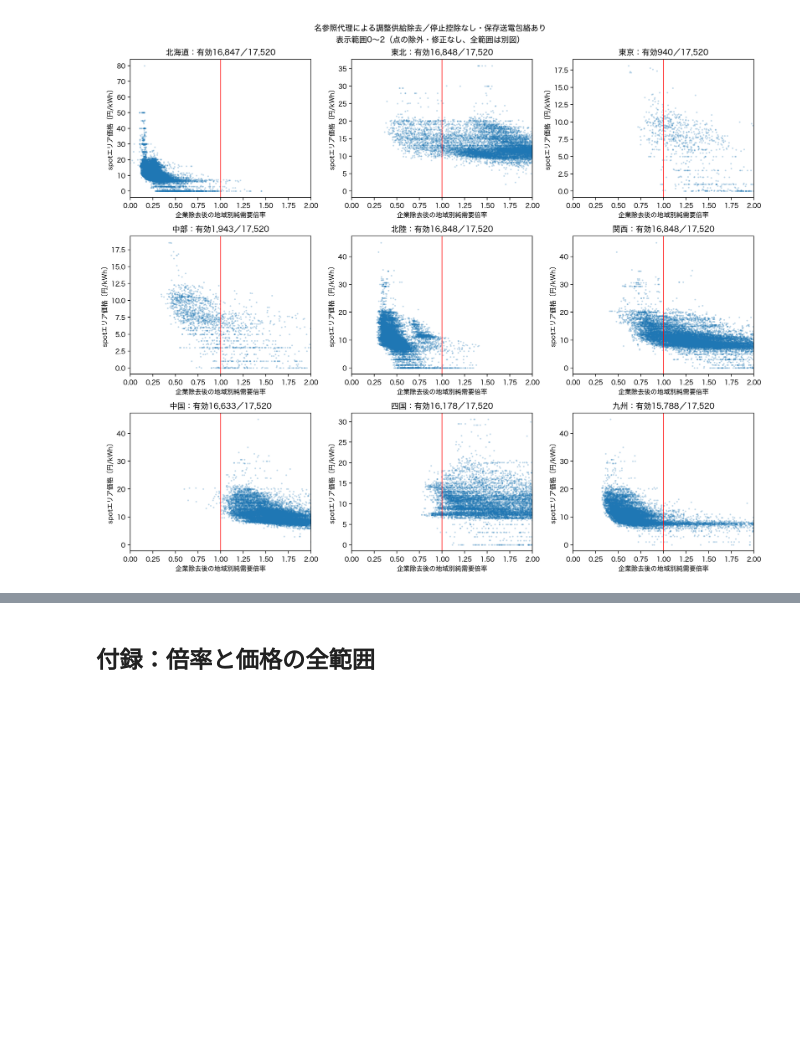
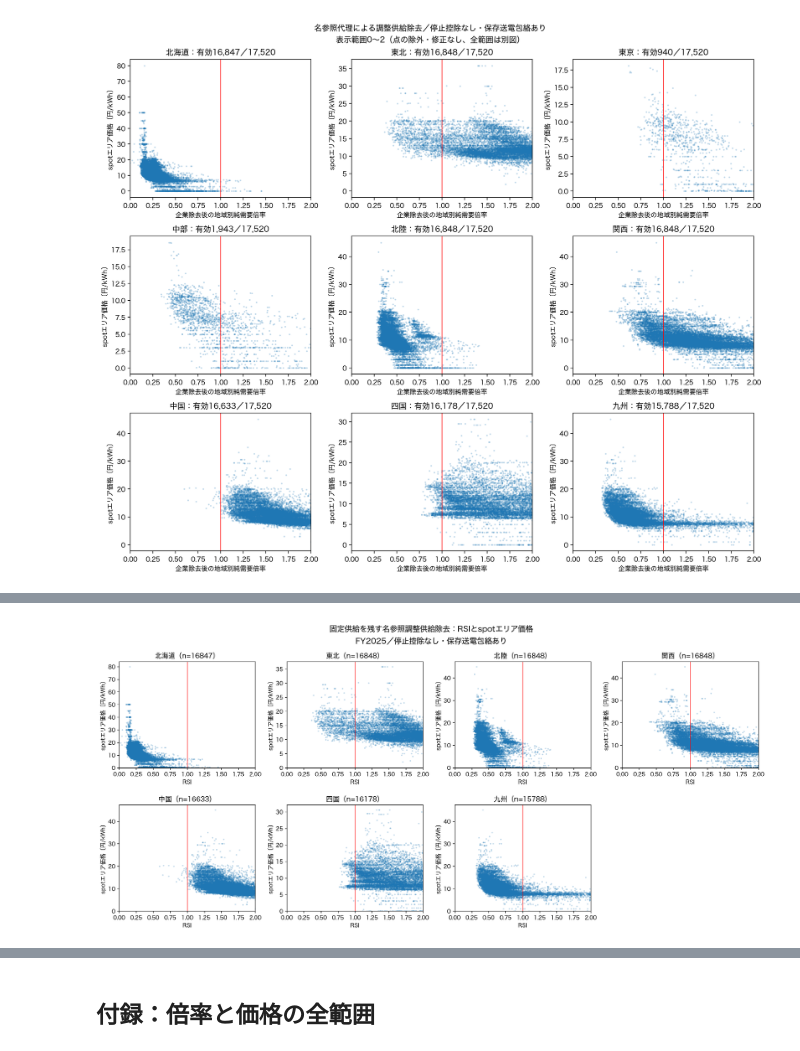
Before and after one commit to gochiglog/jepx-market-power-analysis, a Jupyter notebook: notebooks/09_fy2025_annual.ipynb, the cells around one changed output, grey strips where cells are left out. Drawn from its saved outputs; the diff is of its cells as text; code cells hidden in the pictures; blank space fills up the shorter version.

Commit message:
[#48] 教授説明用の7地域RSI表示と計算式をノートブックへ追加

```diff
--- a/notebooks/09_fy2025_annual.ipynb
+++ b/notebooks/09_fy2025_annual.ipynb
@@ -66,0 +73,51 @@ display(Image(filename=str(REPORT / "figures/04_multiplier_price_near_one.png"))
+# %%
+# 教授説明用の追加表示。既存図・固定データを変更せず、新しいLPは実行しない。
+import matplotlib.pyplot as plt
+from matplotlib import font_manager
+
+professor_rsi_source = pd.read_parquet(
+    DATA / "explanatory_no_stop_priced.parquet",
+    columns=["target_area", "network_scenario", "status", "lambda_removed", "area_price"],
+)
+professor_rsi_areas = ["北海道", "東北", "北陸", "関西", "中国", "四国", "九州"]
+professor_rsi_valid = professor_rsi_source[
+    professor_rsi_source.network_scenario.eq("saved_plan_constraints")
+    & professor_rsi_source.status.eq("valid")
+    & professor_rsi_source.target_area.isin(professor_rsi_areas)
+].copy()
+assert professor_rsi_valid[["lambda_removed", "area_price"]].notna().all().all()
+professor_rsi_fonts = [
+    font.name for font in font_manager.fontManager.ttflist
+    if font.name in ["Hiragino Sans", "Noto Sans CJK JP", "IPAexGothic", "Arial Unicode MS"]
+]
+with plt.rc_context({
+    "font.family": professor_rsi_fonts[:1] + ["DejaVu Sans"],
+    "axes.unicode_minus": False,
+}):
+    professor_rsi_figure, professor_rsi_panels = plt.subplots(2, 4, figsize=(17, 8))
+    for professor_rsi_panel, professor_rsi_area in zip(
+        professor_rsi_panels.flat, professor_rsi_areas
+    ):
+        professor_rsi_points = professor_rsi_valid[
+            professor_rsi_valid.target_area.eq(professor_rsi_area)
+        ]
+        professor_rsi_panel.scatter(
+            professor_rsi_points.lambda_removed,
+            professor_rsi_points.area_price.astype(float),
+            s=3, alpha=0.2, rasterized=True,
+        )
+        professor_rsi_panel.axvline(1, color="red", linewidth=0.8)
+        professor_rsi_panel.set(
+            xlim=(0, 2), xlabel="RSI", ylabel="spotエリア価格〔円/kWh〕",
+            title=f"{professor_rsi_area}（n={len(professor_rsi_points)}）",
+        )
+        professor_rsi_panel.set_ylim(bottom=0)
+    professor_rsi_panels.flat[-1].set_visible(False)
+    professor_rsi_figure.suptitle(
+        "固定供給を残す名参照調整供給除去：RSIとspotエリア価格\n"
+        "FY2025／停止控除なし・保存送電包絡あり", fontsize=14,
+    )
+    professor_rsi_figure.tight_layout(rect=[0, 0, 1, 1], h_pad=2, w_pad=1.5)
+    plt.show()
+# %% [output]
+[figure, added]
```
Also changed, not shown: parts of 2 cells of this notebook.
